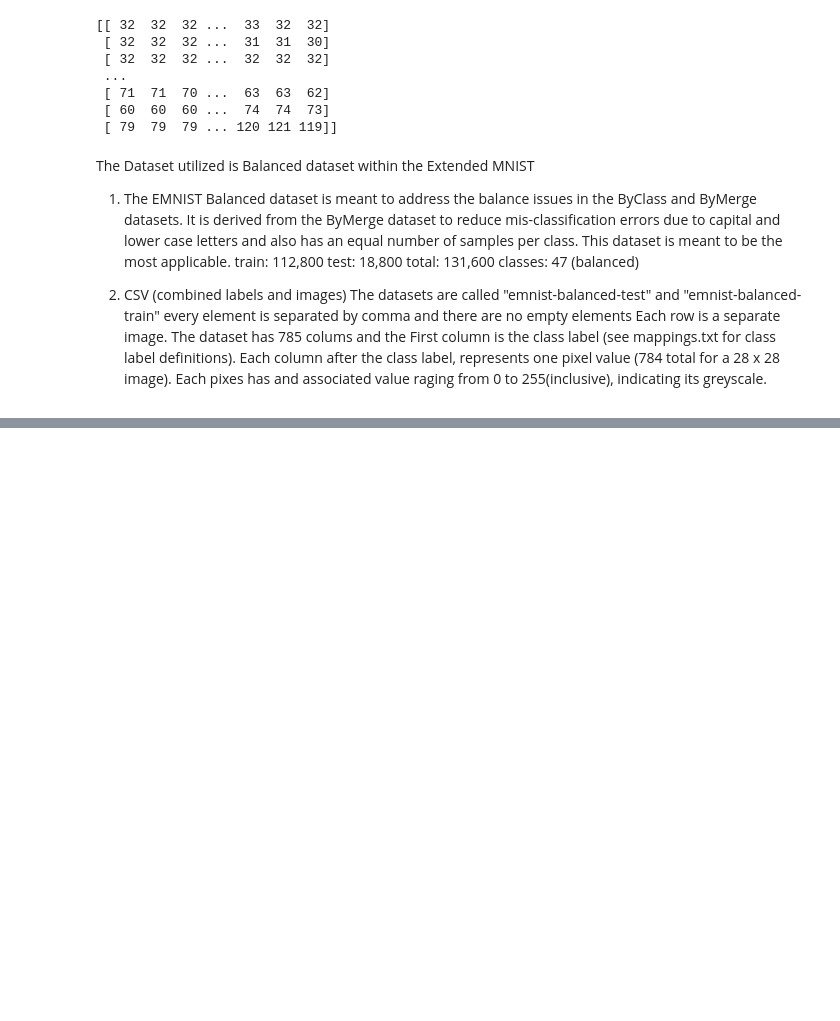
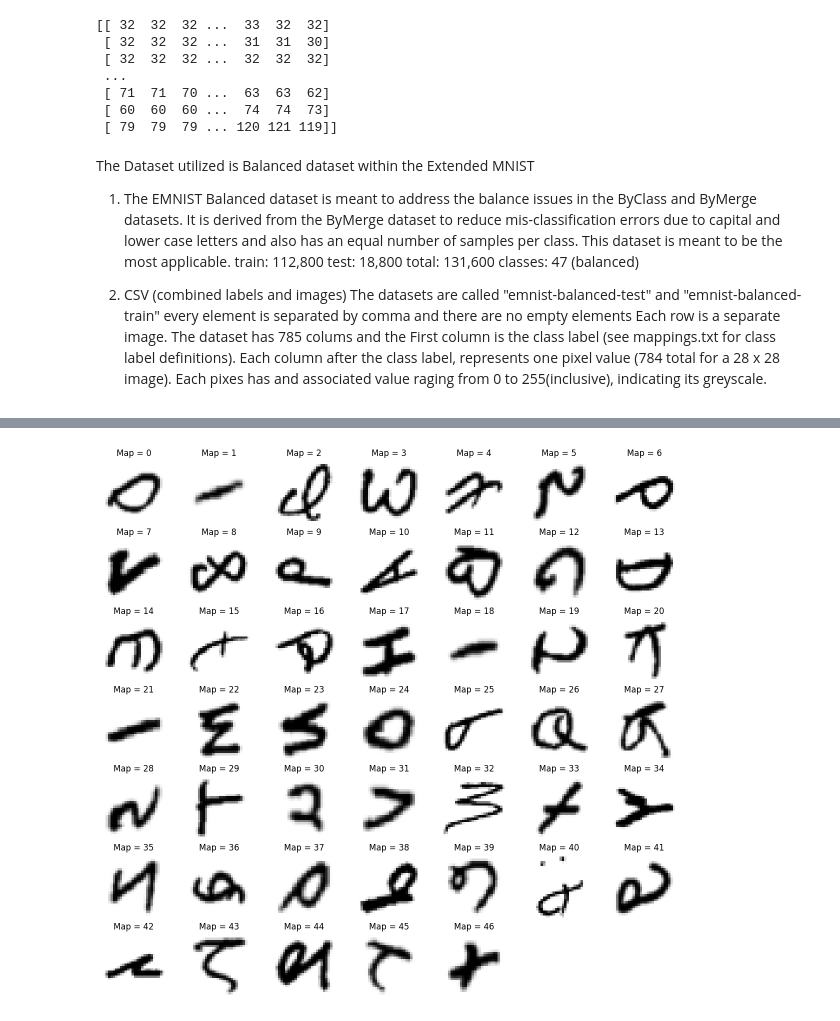
Before and after one commit to BurgaoTheChamp/RecognizeLettersAndNumbers, a Jupyter notebook: RecognizeLettersAndNumbers.ipynb, the cells around one changed output, grey strips where cells are left out. Saved outputs shown, nothing was run; the diff lists cells and outputs as text; code cells hidden in the pictures; blank space fills up the shorter version.

```diff
--- a/RecognizeLettersAndNumbers.ipynb
+++ b/RecognizeLettersAndNumbers.ipynb
@@ -115,0 +168,28 @@ drive.mount("/content/drive");
+# %%
+#3. Viewing the letters
+
+#picking an example from each class
+examples = {}
+
+for letters in range(47):
+    for index,row in dataSetTrain.iterrows():
+        if letters == row['45']:
+            vetorImg = np.zeros((1,784))
+            j = 0
+            for pixel in row.keys()[1:]:
+                vetorImg[0,j] = row[pixel]
+                j+=1
+            matrizImg = vetorImg.reshape((28,28))
+            break
+    examples[letters] = matrizImg
+
+#generating an image from each example
+plt.figure(figsize=[15,14])
+for letter in range(47):
+    plt.subplot(7,7, letter+1)
+    plt.axis('off')
+    plt.imshow(examples[letter], cmap=plt.cm.gray_r, interpolation='nearest')
+    plt.title('Map = %d'%int(letter))
+plt.show()
+# %% [output]
+[figure, added]
```
Also changed, not shown: parts of 6 cells of this notebook.
